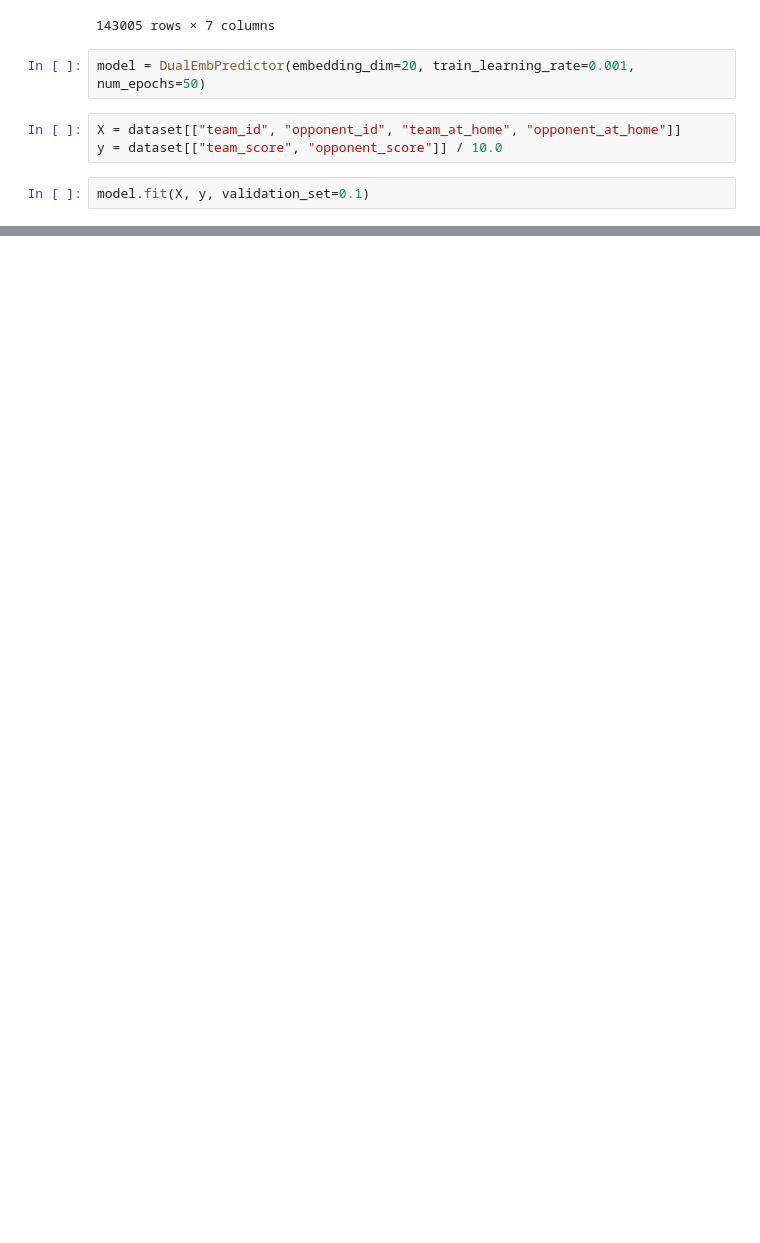
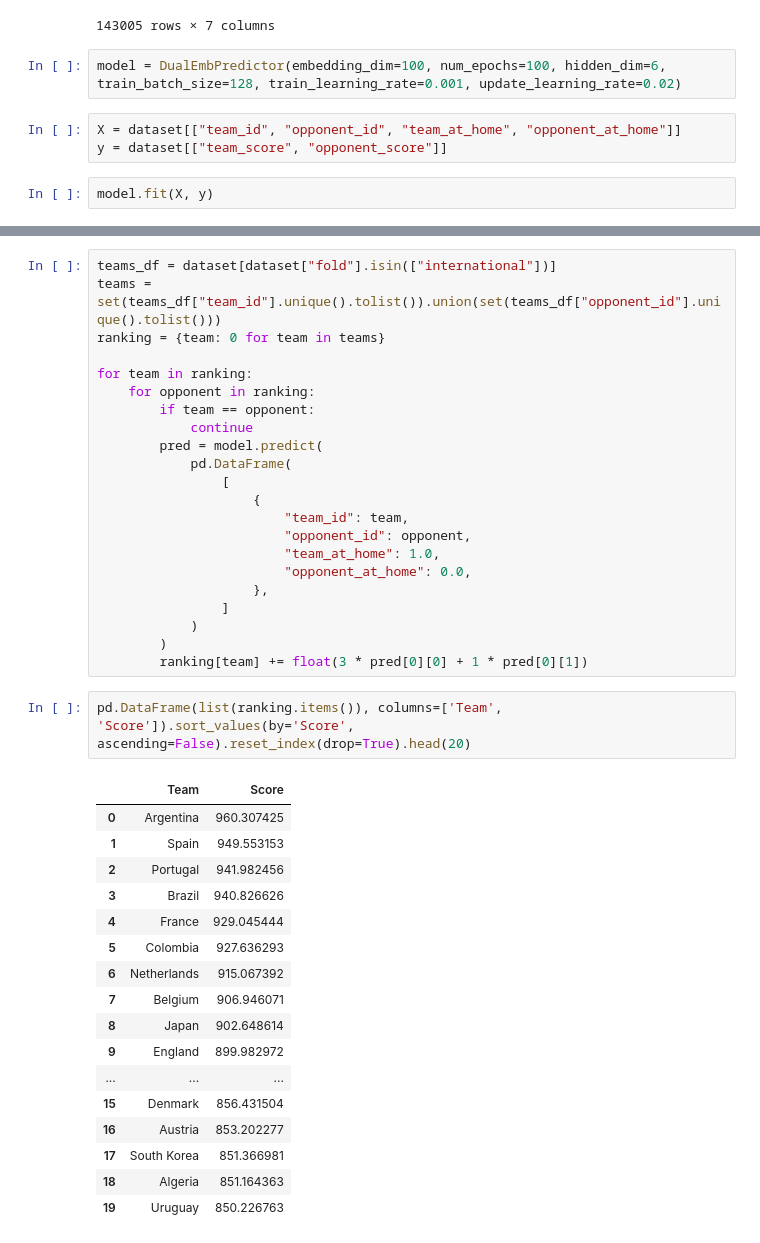
Before and after one commit to rodrigoazs/football-matches-prediction, a Jupyter notebook: dualemb.ipynb, the cells around one changed output, grey strips where cells are left out. Cells and saved outputs as stored; diff of their text form; blank space fills up the shorter version.

```diff
--- a/dualemb.ipynb
+++ b/dualemb.ipynb
@@ -29,10 +29,10 @@ dataset
 | 143004 | Real Madrid Club de Fútbol | Real Club Deportivo Mallorca S.A.D. | 1.0 | 0.0 | 3 | 0 | europe |
 143005 rows × 7 columns
 # %%
-model = DualEmbPredictor(embedding_dim=20, train_learning_rate=0.001, num_epochs=50)
+model = DualEmbPredictor(embedding_dim=100, num_epochs=100, hidden_dim=6, train_batch_size=128, train_learning_rate=0.001, update_learning_rate=0.02)
 # %%
 X = dataset[["team_id", "opponent_id", "team_at_home", "opponent_at_home"]]
-y = dataset[["team_score", "opponent_score"]] / 10.0
+y = dataset[["team_score", "opponent_score"]]
 # %%
-model.fit(X, y, validation_set=0.1)
+model.fit(X, y)
 # %% [output]
@@ -99,3 +123,45 @@ array([[0.3563767 , 0.28724496, 0.35637834]])
+# %%
+teams_df = dataset[dataset["fold"].isin(["international"])]
+teams = set(teams_df["team_id"].unique().tolist()).union(set(teams_df["opponent_id"].unique().tolist()))
+ranking = {team: 0 for team in teams}
+
+for team in ranking:
+    for opponent in ranking:
+        if team == opponent:
+            continue
+        pred = model.predict(
+            pd.DataFrame(
+                [
+                    {
+                        "team_id": team,
+                        "opponent_id": opponent,
+                        "team_at_home": 1.0,
+                        "opponent_at_home": 0.0,
+                    },
+                ]
+            )
+        )
+        ranking[team] += float(3 * pred[0][0] + 1 * pred[0][1])
+# %%
+pd.DataFrame(list(ranking.items()), columns=['Team', 'Score']).sort_values(by='Score', ascending=False).reset_index(drop=True).head(20)
+# %% [output]
+|  | Team | Score |
+| 0 | Argentina | 960.307425 |
+| 1 | Spain | 949.553153 |
+| 2 | Portugal | 941.982456 |
+| 3 | Brazil | 940.826626 |
+| 4 | France | 929.045444 |
+| 5 | Colombia | 927.636293 |
+| 6 | Netherlands | 915.067392 |
+| 7 | Belgium | 906.946071 |
+| 8 | Japan | 902.648614 |
+| 9 | England | 899.982972 |
+| ... | ... | ... |
+| 15 | Denmark | 856.431504 |
+| 16 | Austria | 853.202277 |
+| 17 | South Korea | 851.366981 |
+| 18 | Algeria | 851.164363 |
+| 19 | Uruguay | 850.226763 |
 # %%
 model.predict(
     pd.DataFrame(
```
Also changed, not shown: parts of 19 cells of this notebook, 2 other files.
